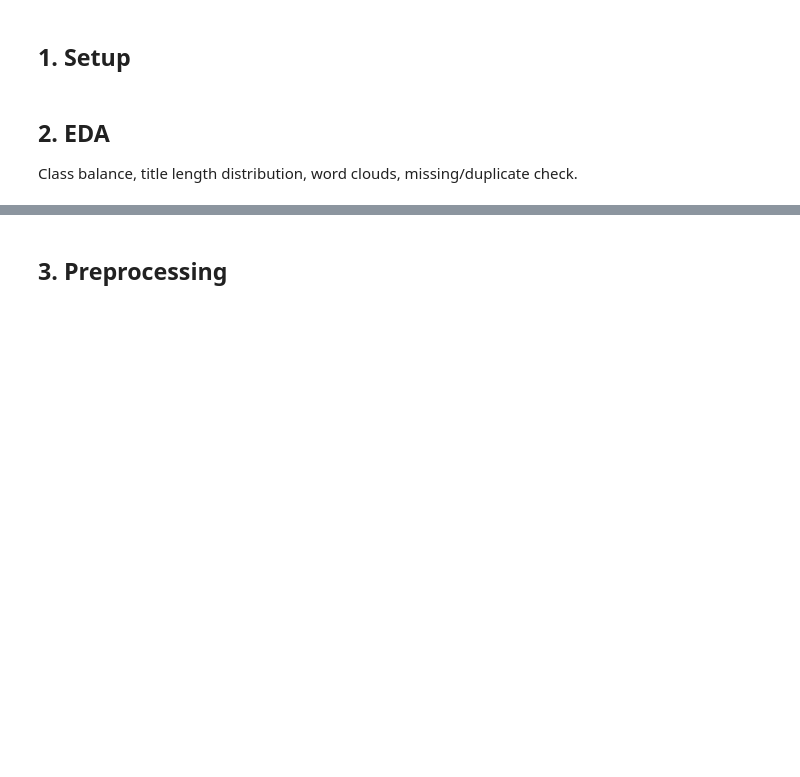
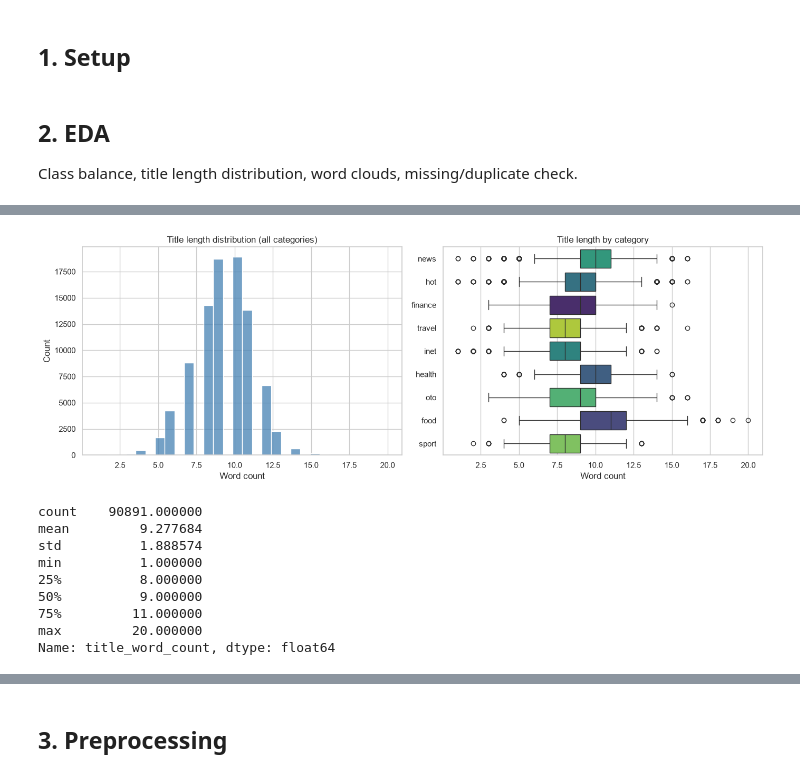
Before and after one commit to aljuhaeda/IndoNewsClassifier, a Jupyter notebook: notebooks/indonewsclassifier.ipynb, the cells around one changed output, grey strips where cells are left out. Saved outputs shown, nothing was run; the diff lists cells and outputs as text; code cells hidden in the pictures; blank space fills up the shorter version.

```diff
--- a/notebooks/indonewsclassifier.ipynb
+++ b/notebooks/indonewsclassifier.ipynb
@@ -20,0 +79,30 @@ Class balance, title length distribution, word clouds, missing/duplicate check.
+# %%
+df['title_word_count'] = df['title'].str.split().str.len()
+
+fig, axes = plt.subplots(1, 2, figsize=(14, 5))
+
+sns.histplot(df['title_word_count'], bins=30, ax=axes[0], color='steelblue')
+axes[0].set_title('Title length distribution (all categories)')
+axes[0].set_xlabel('Word count')
+
+sns.boxplot(data=df, x='title_word_count', y='category', order=order, ax=axes[1], hue='category', palette='viridis', legend=False)
+axes[1].set_title('Title length by category')
+axes[1].set_xlabel('Word count')
+axes[1].set_ylabel('')
+
+plt.tight_layout()
+plt.savefig(DOCS_DIR / 'title_length_distribution.png', dpi=150, bbox_inches='tight')
+plt.show()
+
+print(df['title_word_count'].describe())
+# %% [output]
+[figure, added]
+count    90891.000000
+mean         9.277684
+std          1.888574
+min          1.000000
+25%          8.000000
+50%          9.000000
+75%         11.000000
+max         20.000000
+Name: title_word_count, dtype: float64
```
Also changed, not shown: parts of 8 cells of this notebook, 9 other files.
